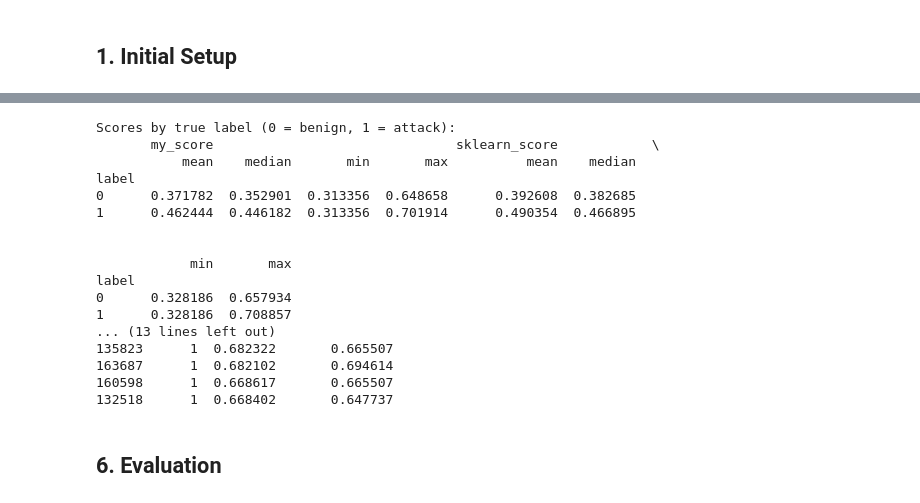
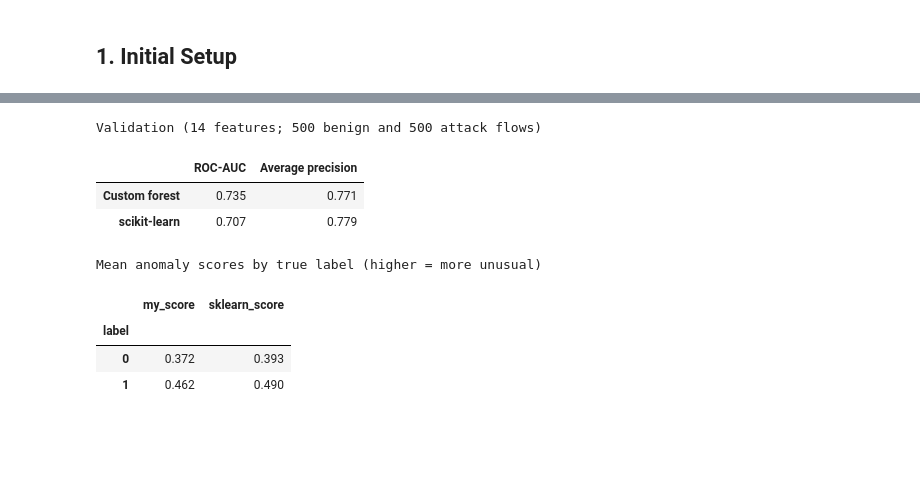
Before and after one commit to lka1459/isolation-forest-from-scratch, a Jupyter notebook: notebooks/notebook.ipynb, the cells around one changed output, grey strips where cells are left out. Drawn from its saved outputs; the diff is of its cells as text; code cells hidden in the pictures; blank space fills up the shorter version.

```diff
--- a/notebooks/notebook.ipynb
+++ b/notebooks/notebook.ipynb
@@ -339,47 +332,24 @@ sklearn_scores: pd.Series = pd.Series(
     -sklearn_forest.score_samples(X_val2),
     index=X_val.index,
 )
-# %%
-results: pd.DataFrame = pd.DataFrame({
-    "label": y_val,
-    "my_score": my_scores,
-    "sklearn_score": sklearn_scores,
-})
-
-print("Scores by true label (0 = benign, 1 = attack):")
-print(results.groupby("label")[["my_score", "sklearn_score"]].agg(
-    ["mean", "median", "min", "max"]
-))
-
-print("\nRanking metrics:")
-for name in ["my_score", "sklearn_score"]:
-    print(
-        name,
-        "ROC-AUC:", round(roc_auc_score(results["label"], results[name]), 3),
-        "Average precision:", round(
-            average_precision_score(results["label"], results[name]), 3
-        ),
-    )
-
-print("\nHighest-scoring rows in your model:")
-print(results.sort_values("my_score", ascending=False).head(10))
-# %% [output]
-Scores by true label (0 = benign, 1 = attack):
-       my_score                               sklearn_score            \
-           mean    median       min       max          mean    median
-label
-0      0.371782  0.352901  0.313356  0.648658      0.392608  0.382685
-1      0.462444  0.446182  0.313356  0.701914      0.490354  0.466895
-
-
-            min       max
-label
-0      0.328186  0.657934
-1      0.328186  0.708857
-... (13 lines left out)
-135823      1  0.682322       0.665507
-163687      1  0.682102       0.694614
-160598      1  0.668617       0.665507
-132518      1  0.668402       0.647737
-# %% [markdown]
-## 6. Evaluation
+# %%
+results = pd.DataFrame({
+    "label": y_val,
+    "my_score": my_scores,
+    "sklearn_score": sklearn_scores,
+})
+
+print("Validation (14 features; 500 benign and 500 attack flows)")
+display(ranking_table(y_val, my_scores, sklearn_scores))
+print("Mean anomaly scores by true label (higher = more unusual)")
+display(results.groupby("label")[["my_score", "sklearn_score"]].mean().round(3))
+# %% [output]
+Validation (14 features; 500 benign and 500 attack flows)
+|  | ROC-AUC | Average precision |
+| Custom forest | 0.735 | 0.771 |
+| scikit-learn | 0.707 | 0.779 |
+Mean anomaly scores by true label (higher = more unusual)
+|  | my_score | sklearn_score |
+| label |  |  |
+| 0 | 0.372 | 0.393 |
+| 1 | 0.462 | 0.490 |
```
Also changed, not shown: parts of 21 cells of this notebook.
